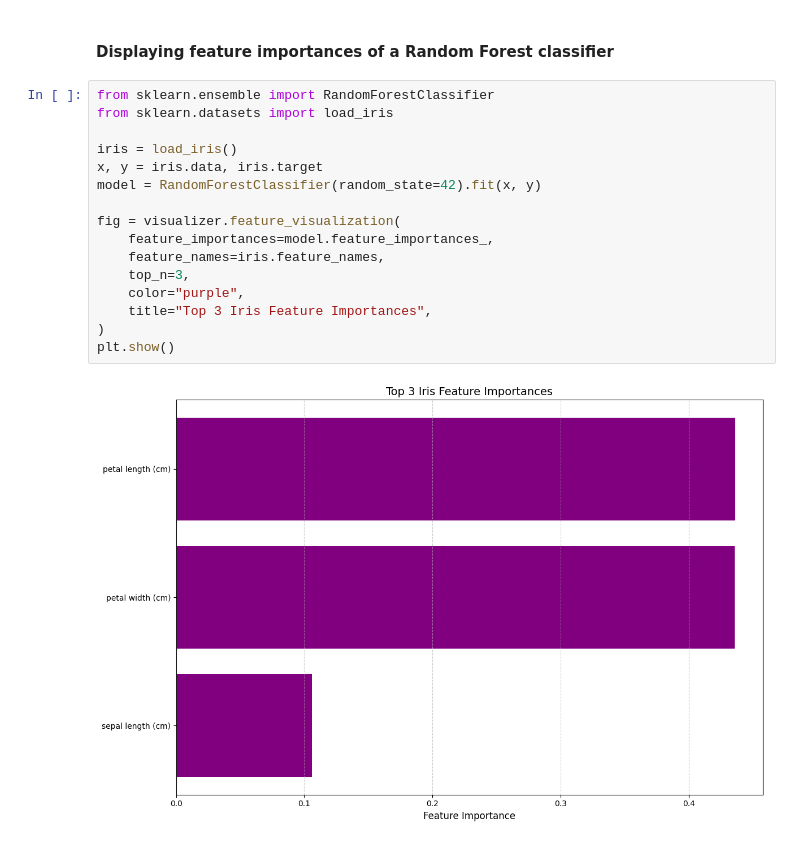
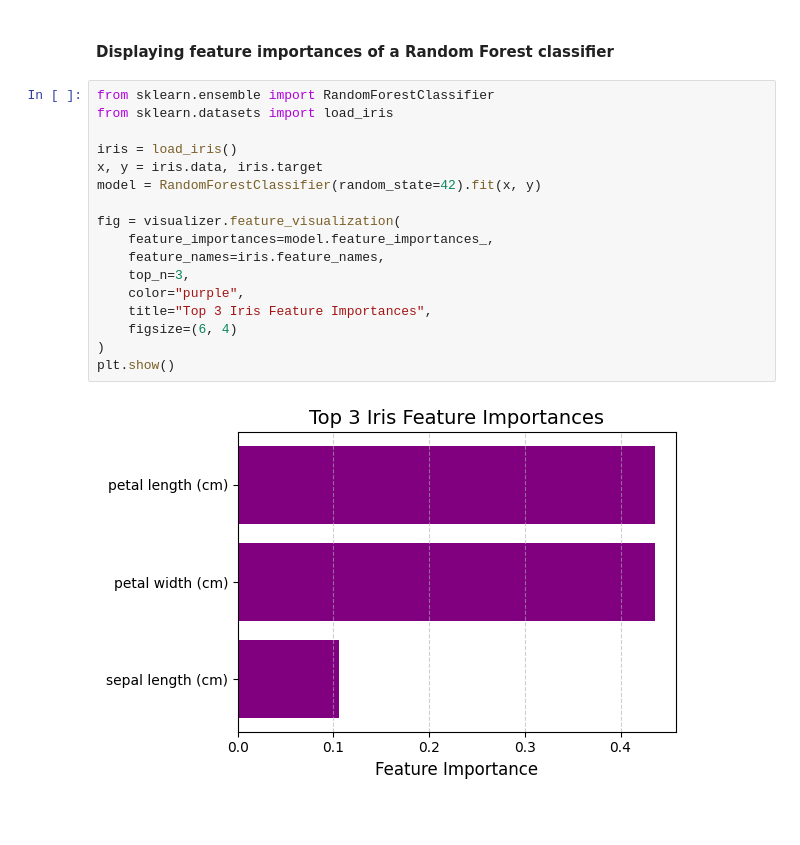
Before and after one commit to petrobras/3W, a Jupyter notebook: toolkit/demos/assessment_examples.ipynb, the cells around one changed output. Drawn from its saved outputs; the diff is of its cells as text; blank space fills up the shorter version.

```diff
--- a/toolkit/demos/assessment_examples.ipynb
+++ b/toolkit/demos/assessment_examples.ipynb
@@ -138,18 +140,19 @@ plt.show()
 # %%
 from sklearn.ensemble import RandomForestClassifier
 from sklearn.datasets import load_iris
 
 iris = load_iris()
 x, y = iris.data, iris.target
 model = RandomForestClassifier(random_state=42).fit(x, y)
 
 fig = visualizer.feature_visualization(
     feature_importances=model.feature_importances_,
     feature_names=iris.feature_names,
     top_n=3,
     color="purple",
     title="Top 3 Iris Feature Importances",
+    figsize=(6, 4)
 )
 plt.show()
 # %% [output]
-[figure, old version]
+[figure, new version]
```
Also changed, not shown: parts of 7 cells of this notebook, 1 other file.
